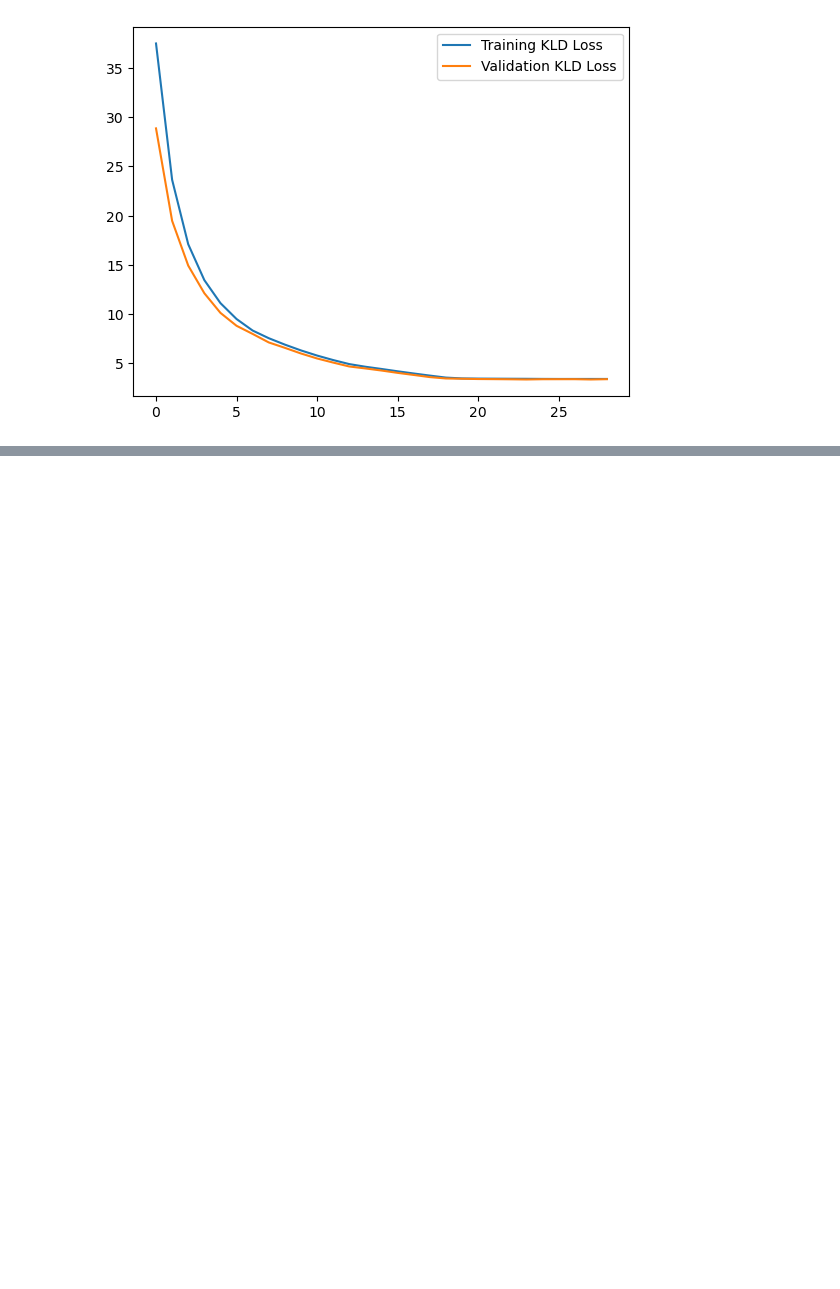
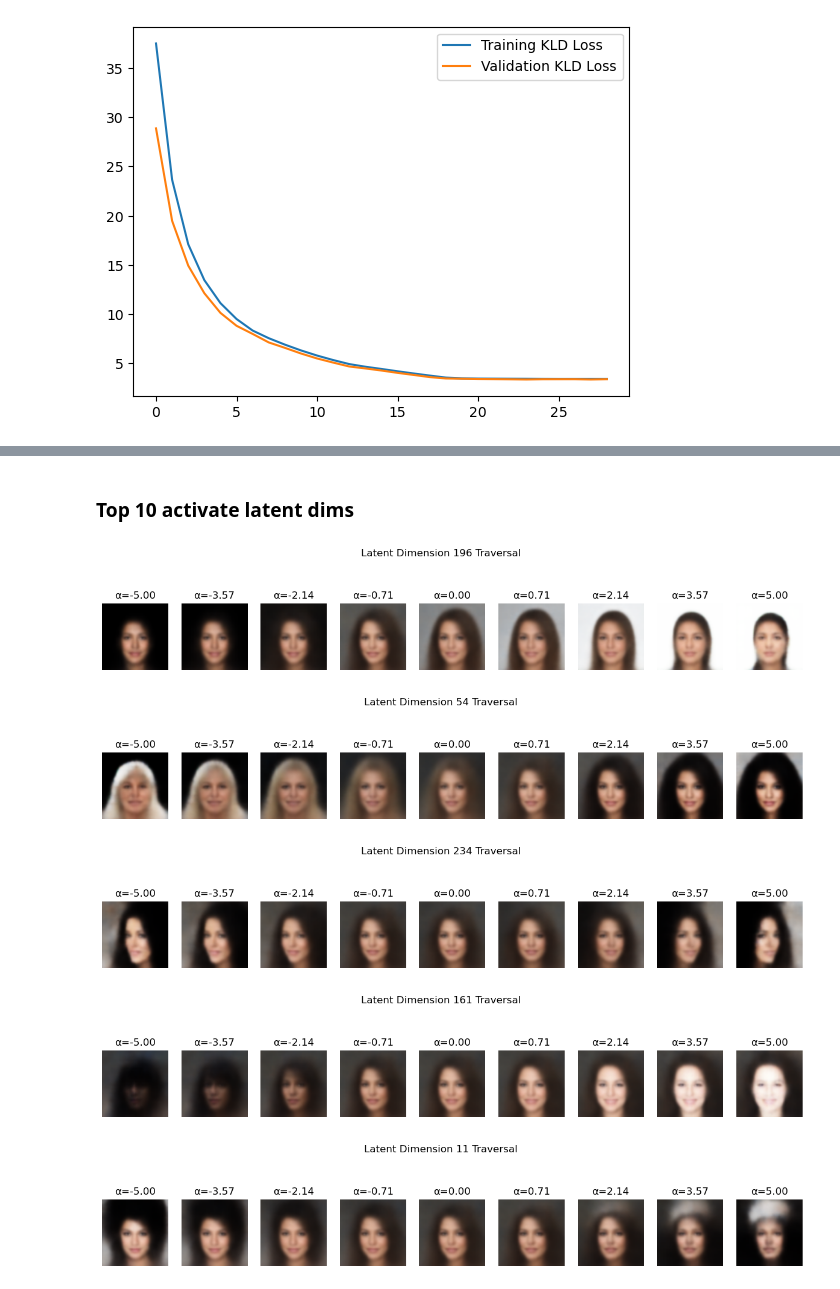
Before and after one commit to Horizon-42/variation_autoencoder, a Jupyter notebook: vae_on_celebs.ipynb, the cells around one changed output, grey strips where cells are left out. Cells and saved outputs as stored; diff of their text form; code cells hidden in the pictures; blank space fills up the shorter version.

```diff
--- a/vae_on_celebs.ipynb
+++ b/vae_on_celebs.ipynb
@@ -442,30 +444,3 @@ plt.savefig(f"{result_dir}/kld_loss_curve.png")
 plt.show()
 # %% [output]
 [figure]
-# %%
-# Analyze the latent space
-# 假设 model 是你的 VAE，test_loader 是验证数据
-model = beta_vae
-model.eval()
-data = next(iter(test_loader))# 取一个 Batch
-data = data.to(device)
-
-print(data.shape)
-
-with torch.no_grad():
-    mu, log_var = model.encode(data) # 获取 mu 和 logvar
-
-    # 计算每一维的平均 KLD (注意这里 dim=0，保留 dim=1 的 256 个维度)
-    # 公式: -0.5 * mean(1 + logvar - mu^2 - exp(logvar))
-    kld_per_dim = -0.5 * torch.mean(1 + log_var - mu ** 2 - log_var.exp(), dim=0)
-
-    print(f"Max KLD in a dimension: {kld_per_dim.max().item():.4f}")
-    print(f"Min KLD in a dimension: {kld_per_dim.min().item():.4f}")
-
-    # 统计有多少个“活跃”维度 (阈值设为 0.1)
-    active_dims = (kld_per_dim > 0.1).sum().item()
-    print(f"Active Dimensions (>0.1): {active_dims} / {model.latent_dim}")
-
-    # 统计有多少个死亡维度 (阈值设为 0.01)
-    dead_dims = (kld_per_dim < 0.01).sum().item()
-    print(f"Dead Dimensions (<0.01): {dead_dims} / {model.latent_dim}")
@@ -477,0 +690,23 @@ Dead Dimensions (<0.01): 117 / 128
+# %% [markdown]
+### Top 10 activate latent dims
+# %%
+# Show traversal for top 3 active dimensions
+for dim in top_10_dims[:5]:
+    recon_images, alpha_values = latent_traversal(model, z, dim, num_steps=8, step_size=5.0, device=device)
+
+    # Plot the traversal images
+    plt.figure(figsize=(15, 3))
+    for i in range(recon_images.size(0)):
+        plt.subplot(1, recon_images.size(0), i + 1)
+        img = inv_transform(recon_images[i])
+        plt.imshow(img)
+        plt.axis('off')
+        plt.title(f'α={alpha_values[i]:.2f}')
+    plt.suptitle(f'Latent Dimension {dim} Traversal')
+    plt.show()
+# %% [output]
+[figure, added]
+[figure, added]
+[figure, added]
+[figure, added]
+[figure, added]
```
Also changed, not shown: parts of 13 cells of this notebook, 1 other file.
